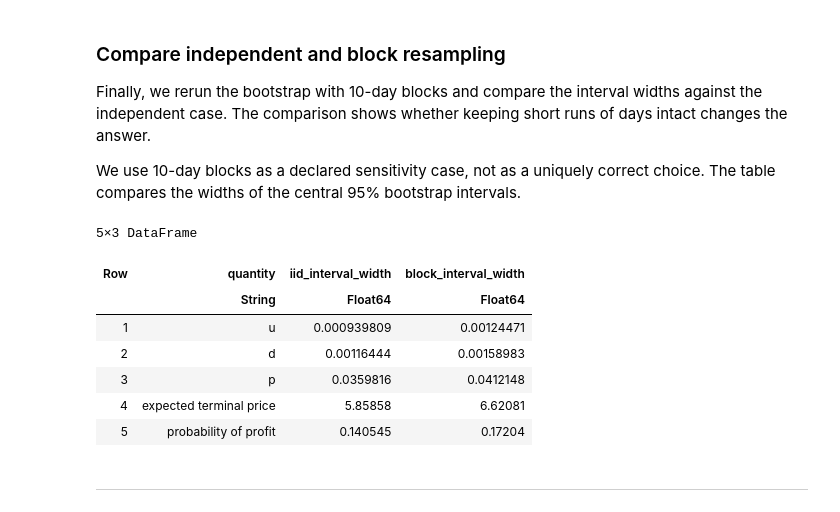
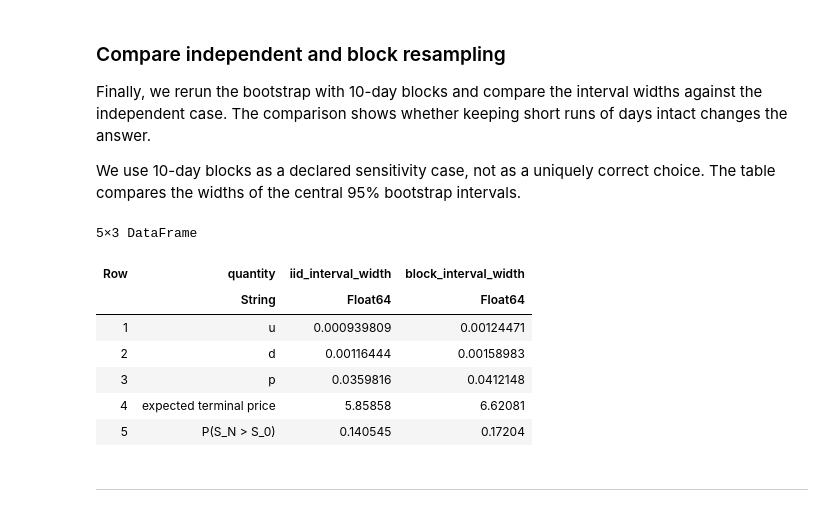
Before and after one commit to varnerlab/CHEME-5660-CourseRepository-Fall-2026, a Jupyter notebook: lectures/week-3/L3b/advanced/calibration/CHEME-5660-L3b-Advanced-Bootstrap-LatticeCalibration-Fall-2026.ipynb, the cells around one changed output. Drawn from its saved outputs; the diff is of its cells as text; code cells hidden in the pictures.

```diff
--- a/lectures/week-3/L3b/advanced/calibration/CHEME-5660-L3b-Advanced-Bootstrap-LatticeCalibration-Fall-2026.ipynb
+++ b/lectures/week-3/L3b/advanced/calibration/CHEME-5660-L3b-Advanced-Bootstrap-LatticeCalibration-Fall-2026.ipynb
@@ -88,7 +93,7 @@ function terminal_forecast(S₀::Float64, u::Float64, d::Float64, p::Float64, h:
     prices = S₀ .* u .^ k .* d .^ (h .- k)
     probabilities = pdf.(Binomial(h, p), k)
     return (expected_terminal_price = sum(prices .* probabilities),
-        probability_of_profit = sum(probabilities[prices .> S₀]))
+        probability_above_start = sum(probabilities[prices .> S₀]))
 end
 
 S₀ = Float64(last(firm_data.volume_weighted_average_price))
@@ -96,6 +101,6 @@ horizon = 21
 point_forecast = terminal_forecast(S₀, û, d̂, p̂, horizon)
 DataFrame(ticker = ticker, starting_price = S₀, horizon_trading_days = horizon,
     expected_terminal_price = point_forecast.expected_terminal_price,
-    probability_of_profit = point_forecast.probability_of_profit)
+    probability_above_start = point_forecast.probability_above_start)
 # %% [output]
 1×5 DataFrame
@@ -135,7 +140,7 @@ function bootstrap_calibration(R::Vector{Float64}; B::Int, block_length::Int,
         forecast = terminal_forecast(S₀, u, d, p, horizon)
         push!(rows, (sample = sample_index, u = u, d = d, p = p,
             expected_terminal_price = forecast.expected_terminal_price,
-            probability_of_profit = forecast.probability_of_profit))
+            probability_above_start = forecast.probability_above_start))
     end
     return DataFrame(rows)
 end
@@ -205,25 +206,25 @@ We use 10-day blocks as a declared sensitivity case, not as a uniquely correct c
 # %%
 block_bootstrap = bootstrap_calibration(growth_rates; B = B, block_length = 10,
     seed = 5661, S₀ = S₀, horizon = horizon)
 interval_width(values) = quantile(values, 0.975) - quantile(values, 0.025)
 
 resampling_comparison = DataFrame(
-    quantity = ["u", "d", "p", "expected terminal price", "probability of profit"],
+    quantity = ["u", "d", "p", "expected terminal price", "P(S_N > S_0)"],
     iid_interval_width = interval_width.([iid_bootstrap.u, iid_bootstrap.d, iid_bootstrap.p,
-        iid_bootstrap.expected_terminal_price, iid_bootstrap.probability_of_profit]),
+        iid_bootstrap.expected_terminal_price, iid_bootstrap.probability_above_start]),
     block_interval_width = interval_width.([block_bootstrap.u, block_bootstrap.d, block_bootstrap.p,
-        block_bootstrap.expected_terminal_price, block_bootstrap.probability_of_profit]),
+        block_bootstrap.expected_terminal_price, block_bootstrap.probability_above_start]),
 )
 resampling_comparison
 # %% [output]
 5×3 DataFrame
 | Row | quantity | iid_interval_width | block_interval_width |
 |  | String | Float64 | Float64 |
 | 1 | u | 0.000939809 | 0.00124471 |
 | 2 | d | 0.00116444 | 0.00158983 |
 | 3 | p | 0.0359816 | 0.0412148 |
 | 4 | expected terminal price | 5.85858 | 6.62081 |
-| 5 | probability of profit | 0.140545 | 0.17204 |
+| 5 | P(S_N > S_0) | 0.140545 | 0.17204 |
 # %% [markdown]
 ___
 # %% [markdown]
```
Also changed, not shown: parts of 11 cells of this notebook, 2 other files.
